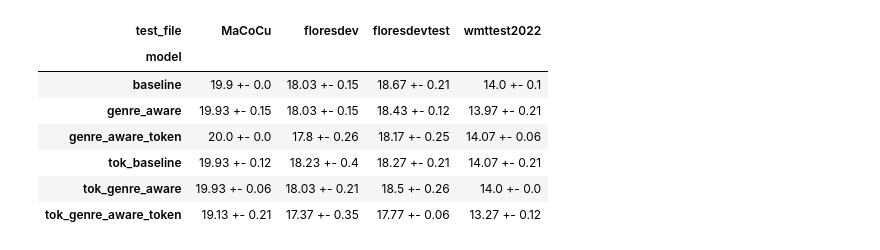
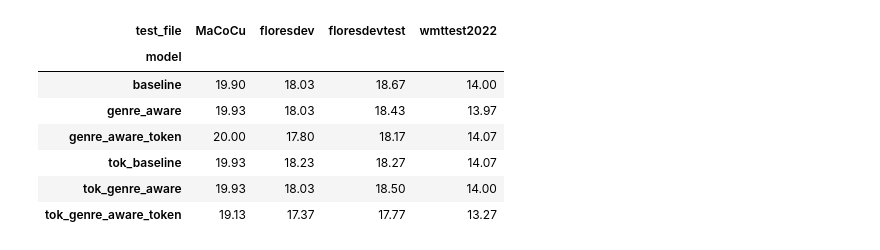
Before and after one commit to Malina03/Genre-enabled-NMT, a Jupyter notebook: analysis_notebooks/results.ipynb, the cells around one changed output. Saved outputs shown, nothing was run; the diff lists cells and outputs as text; code cells hidden in the pictures.

```diff
--- a/analysis_notebooks/results.ipynb
+++ b/analysis_notebooks/results.ipynb
@@ -3,16 +23,20 @@ import pandas as pd
 # %%
 res_hr = pd.read_csv('../results/hr/from_scratch_bleu_scores.csv')
 # combine as strings bleu_mean rounded to 2 decimals +- bleu_std rounded to 2 decimals
-res_hr['bleu'] = res_hr['bleu_mean'].round(2).astype(str) + ' +- ' + res_hr['bleu_std'].round(2).astype(str)
+# res_hr['bleu'] = res_hr['bleu_mean'].round(2).astype(str) + ' +- ' + res_hr['bleu_std'].round(2).astype(str)
+res_hr['bleu'] = res_hr['bleu_mean'].round(2)
 # pivot
+# opus= pd.read_csv('../results/hr/opus_bleu_scores.csv')
+# opus['bleu'] = opus['bleu_mean']
+# res_hr = pd.concat([res_hr,opus])
 res_hr = res_hr.pivot(index='model', columns='test_file', values='bleu')
 res_hr
 # %% [output]
 | test_file | MaCoCu | floresdev | floresdevtest | wmttest2022 |
 | model |  |  |  |  |
-| baseline | 19.9 +- 0.0 | 18.03 +- 0.15 | 18.67 +- 0.21 | 14.0 +- 0.1 |
-| genre_aware | 19.93 +- 0.15 | 18.03 +- 0.15 | 18.43 +- 0.12 | 13.97 +- 0.21 |
-| genre_aware_token | 20.0 +- 0.0 | 17.8 +- 0.26 | 18.17 +- 0.25 | 14.07 +- 0.06 |
-| tok_baseline | 19.93 +- 0.12 | 18.23 +- 0.4 | 18.27 +- 0.21 | 14.07 +- 0.21 |
-| tok_genre_aware | 19.93 +- 0.06 | 18.03 +- 0.21 | 18.5 +- 0.26 | 14.0 +- 0.0 |
-| tok_genre_aware_token | 19.13 +- 0.21 | 17.37 +- 0.35 | 17.77 +- 0.06 | 13.27 +- 0.12 |
+| baseline | 19.90 | 18.03 | 18.67 | 14.00 |
+| genre_aware | 19.93 | 18.03 | 18.43 | 13.97 |
+| genre_aware_token | 20.00 | 17.80 | 18.17 | 14.07 |
+| tok_baseline | 19.93 | 18.23 | 18.27 | 14.07 |
+| tok_genre_aware | 19.93 | 18.03 | 18.50 | 14.00 |
+| tok_genre_aware_token | 19.13 | 17.37 | 17.77 | 13.27 |
```
Also changed, not shown: parts of 22 cells of this notebook, 1 other file.
